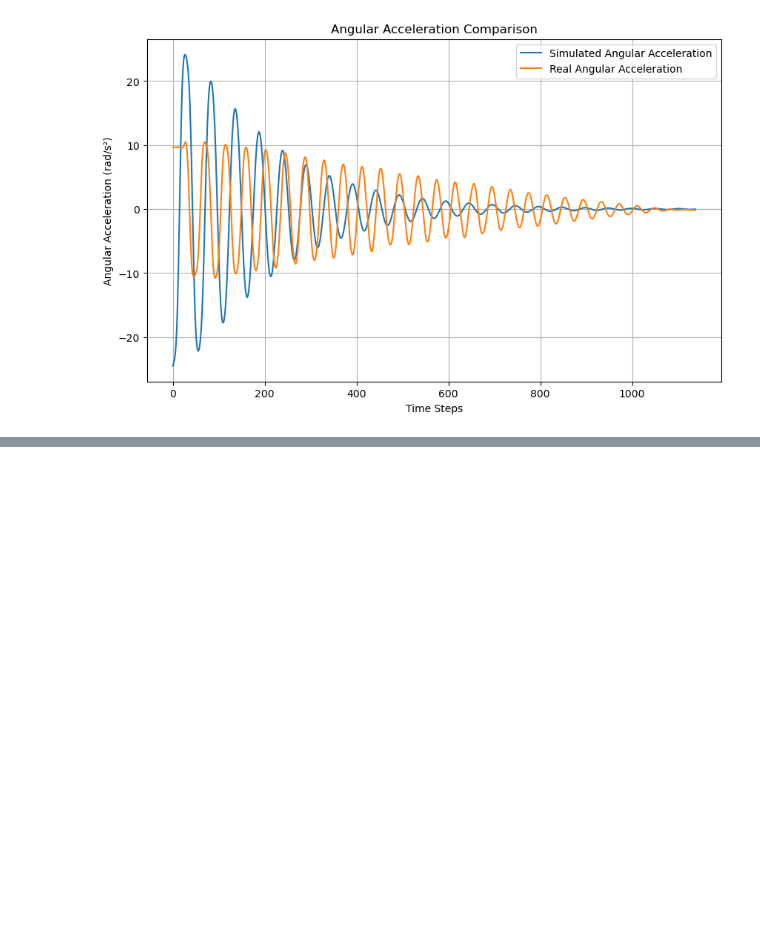
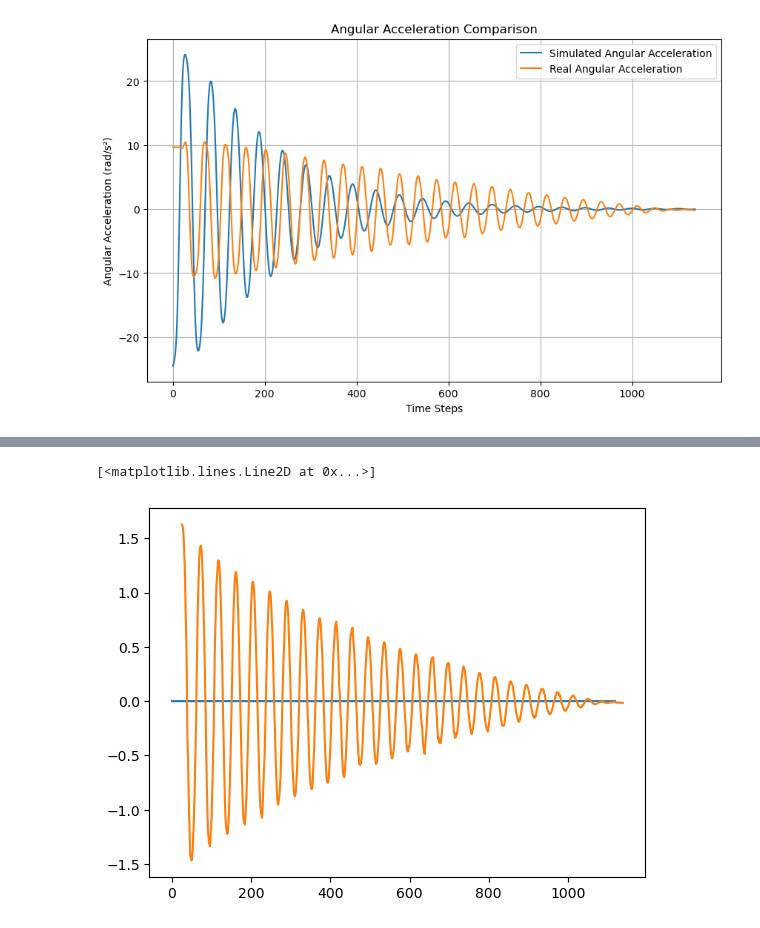
Before and after one commit to Pooyan-Farzanehkari/Smart-syetems-labs, a Jupyter notebook: grid_search.ipynb, the cells around one changed output, grey strips where cells are left out. Cells and saved outputs as stored; diff of their text form; code cells hidden in the pictures; blank space fills up the shorter version.

```diff
--- a/grid_search.ipynb
+++ b/grid_search.ipynb
@@ -54,5 +72,6 @@ time = df['time'].values
 # %%
-def butter_lowpass_filter(data, cutoff, fs, order=4):
+
+'''def butter_lowpass_filter(data, cutoff, fs, order=4):
     nyquist = 0.5 * fs
     normal_cutoff = cutoff / nyquist
     b, a = butter(order, normal_cutoff, btype='low', analog=False)
@@ -65,5 +84,5 @@ cutoff = 3  # Filter out everything above 5 Hz
 # Apply filter
 filtered_acc_x = butter_lowpass_filter(acc_x, cutoff, fs)
 filtered_acc_y = butter_lowpass_filter(acc_y, cutoff, fs)
-filtered_acc_z = butter_lowpass_filter(acc_z, cutoff, fs)
+filtered_acc_z = butter_lowpass_filter(acc_z, cutoff, fs)'''
 # %%
@@ -198,3 +149,6 @@ print(f"Best Parameters Found: c_air = {parametrs[0]:.4f}, c_c = {parametrs[1]:.
 # %% [markdown]
 ## completed block ( record all errors, c_air and c_c ):
+# %%
+measured_theta = np.array(df_theta)
+measured_time = np.array(df_time)
 # %%
@@ -298,0 +272,27 @@ plt.show()
+# %%
+digital_twin = DigitalTwin()
+# digital_twin.get_theta_double_dot()
+# Path to the CSV file
+
+csv_file_path = '/Users/alishirazi/Desktop/Master SSE/Smart Systems/Group team/Smart-syetems-labs/theta.csv'
+df = pd.read_csv(csv_file_path)
+df_time = df['pcTime'][20:]
+df_theta = df['theta'][20:]
+# %%
+def find_initial_state(df_theta, df_time):
+    # Find the initial condions of theta and theta_dot in the data
+    theta = 92.0 * np.pi / 180  # Convert degrees to radians
+    theta_dot = 0
+    return theta, theta_dot
+
+#Initial conditions based on the recorded data
+theta, theta_dot = find_initial_state(df_theta, df_time)
+#should be the same as your recording, sim_time is equal to total time of the recording
+dt = 0.025  # Time step
+sim_time = 0.025 * len(df_theta)  # Total time of the simulation
+
+# Define improved parameter ranges with higher resolution
+I_range = np.linspace(0.001, 0.4, 20)      # Reduced upper bound, increased resolution
+c_c_range = np.linspace(0.001, 0.5, 40)    # Increased upper bound, increased resolution
+g = 9.81                                   # Gravity constant
+mp_range = np.linspace(0.5, 2, 20)       # Expanded range in both directions, increased resolution
@@ -298,0 +362,6 @@ plt.show()
+# %%
+plt.plot(simulated_theta)
+plt.plot(df_theta[5:])
+# %% [output]
+[<matplotlib.lines.Line2D at 0x...>]
+[figure, added]
```
Also changed, not shown: parts of 28 cells of this notebook, 3 other files.
